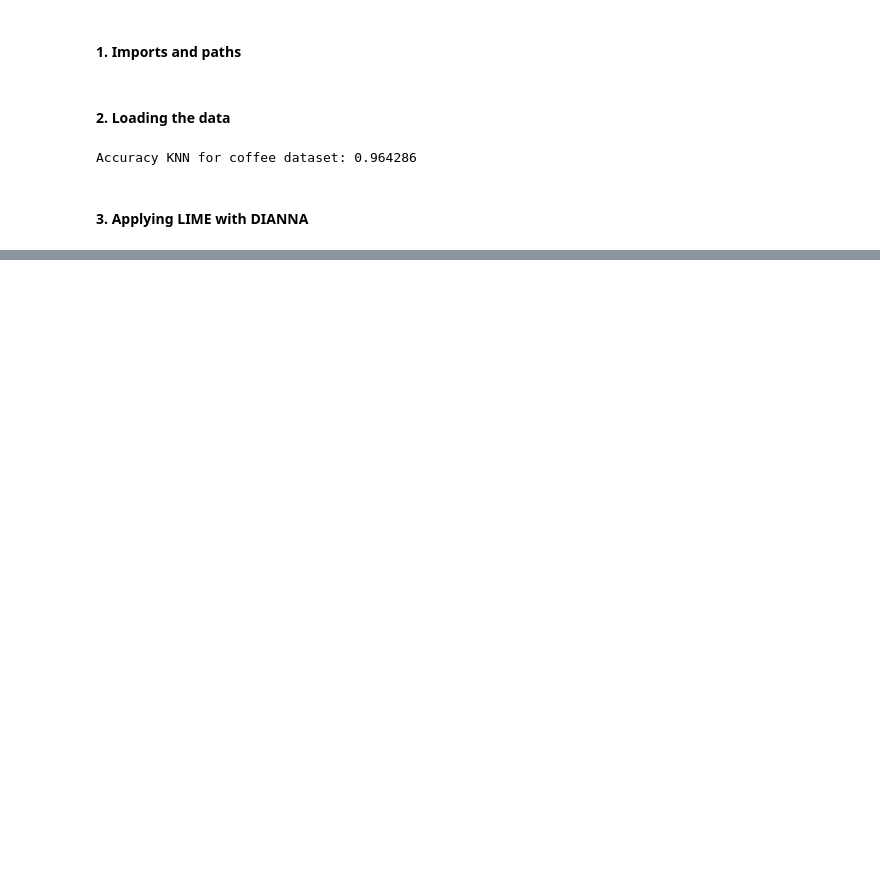
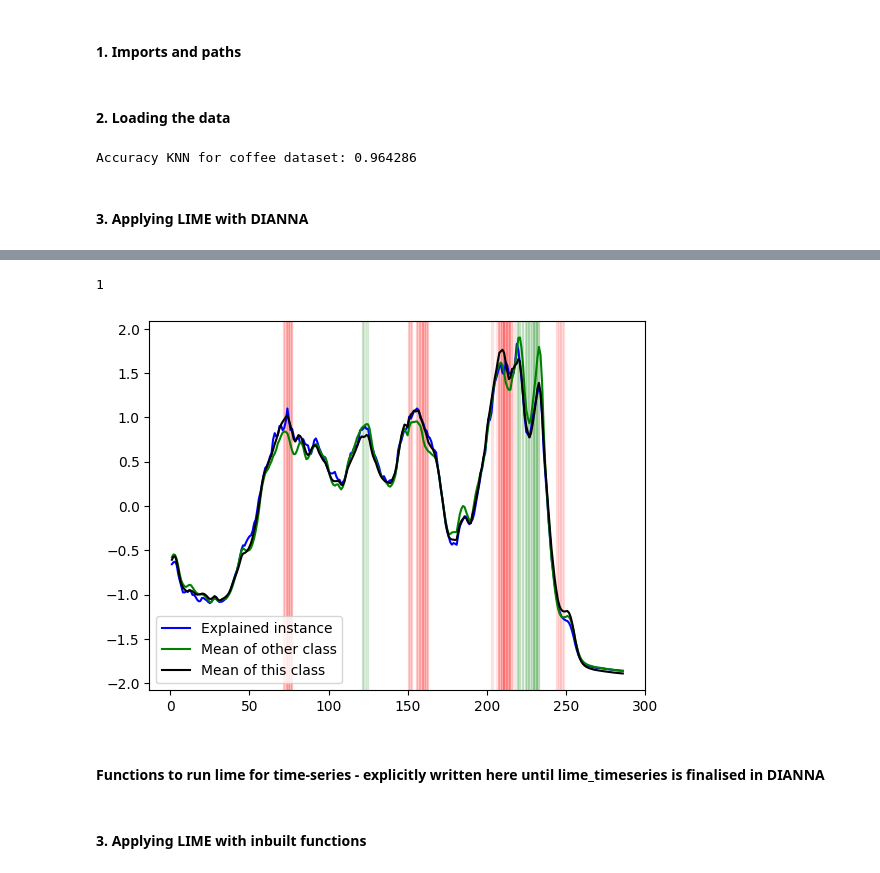
Before and after one commit to dianna-ai/dianna, a Jupyter notebook: tutorials/lime_timeseries.ipynb, the cells around one changed output, grey strips where cells are left out. Cells and saved outputs as stored; diff of their text form; code cells hidden in the pictures; blank space fills up the shorter version.

```diff
--- a/tutorials/lime_timeseries.ipynb
+++ b/tutorials/lime_timeseries.ipynb
@@ -59,0 +68,21 @@ explanation_heatmap = dianna.explain_timeseries(knn.predict_proba,
+# %%
+import math
+values_per_slice = math.ceil(len(series) / num_slices)
+print (values_per_slice)
+plt.plot(series, color='b', label='Explained instance')
+plt.plot(coffee_test_x.iloc[15:,:].mean(), color='green', label='Mean of other class')
+plt.plot(coffee_test_x.iloc[:14,:].mean(), color='black', label='Mean of this class')
+plt.legend(loc='lower left')
+
+for i in range(num_features):
+    feature, weight = exp.as_list()[i]
+    start = feature * values_per_slice
+    end = start + values_per_slice
+    color = 'red' if weight < 0 else 'green'
+    plt.axvspan(start , end, color=color, alpha=abs(weight*2))
+plt.show()
+# %% [output]
+1
+[figure, added]
+# %% [markdown]
+#### Functions to run lime for time-series - explicitly written here until lime_timeseries is finalised in DIANNA
@@ -59,0 +132,2 @@ explanation_heatmap = dianna.explain_timeseries(knn.predict_proba,
+# %% [markdown]
+#### 3. Applying LIME with inbuilt functions
```
Also changed, not shown: parts of 12 cells of this notebook, 3 other files.
